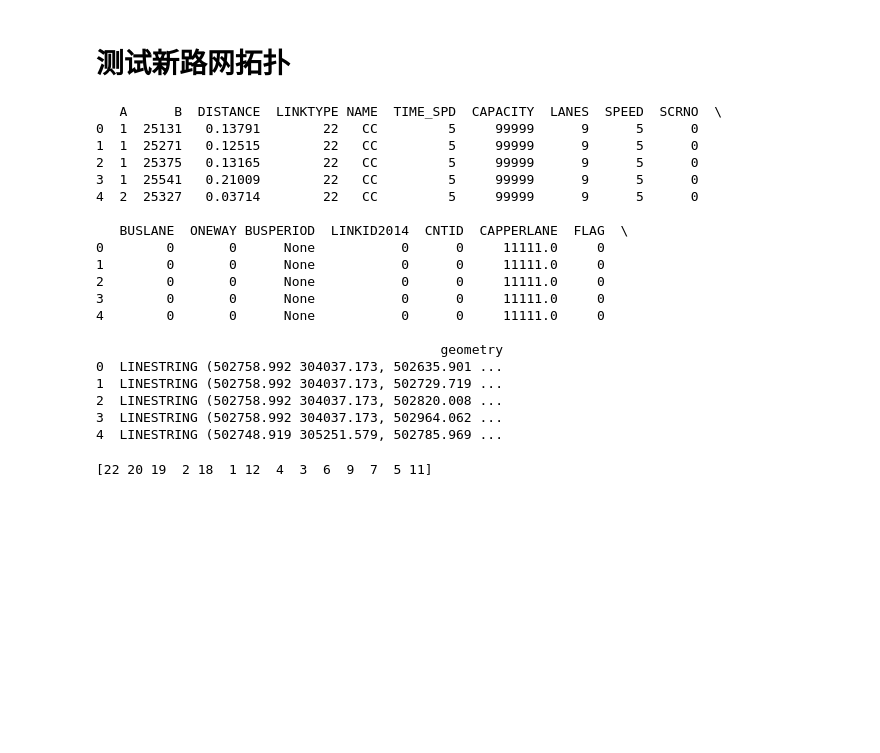
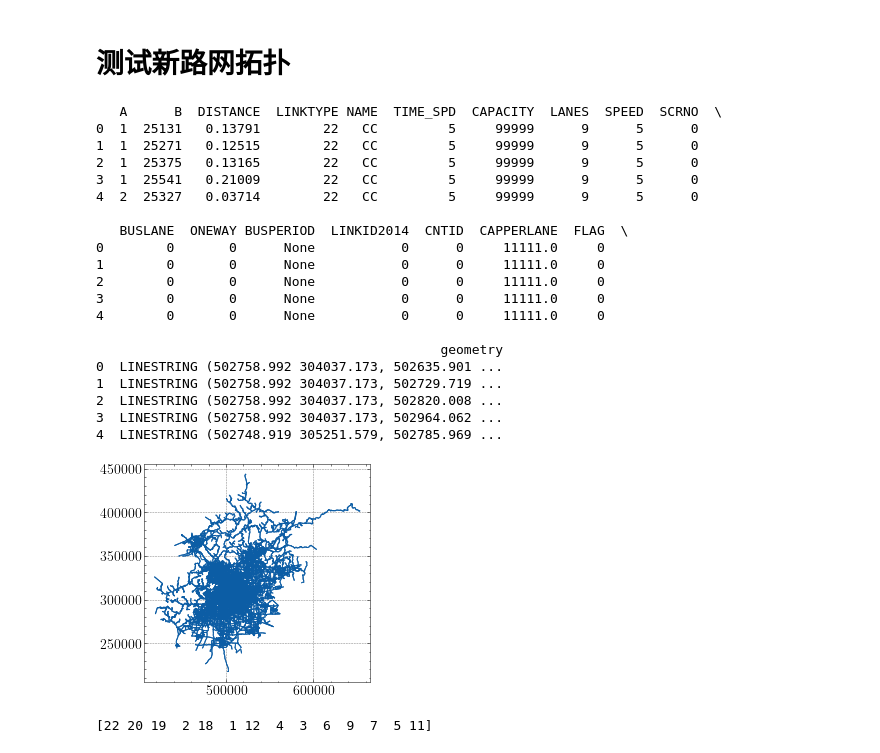
Before and after one commit to liftes/TrafficSignal, a Jupyter notebook: testtrafficnet.ipynb, the cells around one changed output. Saved outputs shown, nothing was run; the diff lists cells and outputs as text; code cells hidden in the pictures; blank space fills up the shorter version.

```diff
--- a/testtrafficnet.ipynb
+++ b/testtrafficnet.ipynb
@@ -388,32 +388,36 @@ Plot_points_and_lines_within_bounds(tmpdf, adj_dict)
 # %%
 import geopandas as gpd
 
 # 读取Shapefile文件
 gdf = gpd.read_file('./Data/Network/Network_Final_Y2022.shp')
 
 # 打印GeoDataFrame的前几行来检查数据
 print(gdf.head())
+
+gdf.plot()
+Dplt.SaveFig(1,"TotalNet.png","./Figure/RoadNet/")
 # %% [output]
    A      B  DISTANCE  LINKTYPE NAME  TIME_SPD  CAPACITY  LANES  SPEED  SCRNO  \
 0  1  25131   0.13791        22   CC         5     99999      9      5      0
 1  1  25271   0.12515        22   CC         5     99999      9      5      0
 2  1  25375   0.13165        22   CC         5     99999      9      5      0
 3  1  25541   0.21009        22   CC         5     99999      9      5      0
 4  2  25327   0.03714        22   CC         5     99999      9      5      0
 
    BUSLANE  ONEWAY BUSPERIOD  LINKID2014  CNTID  CAPPERLANE  FLAG  \
 0        0       0      None           0      0     11111.0     0
 1        0       0      None           0      0     11111.0     0
 2        0       0      None           0      0     11111.0     0
 3        0       0      None           0      0     11111.0     0
 4        0       0      None           0      0     11111.0     0
 
                                             geometry
 0  LINESTRING (502758.992 304037.173, 502635.901 ...
 1  LINESTRING (502758.992 304037.173, 502729.719 ...
 2  LINESTRING (502758.992 304037.173, 502820.008 ...
 3  LINESTRING (502758.992 304037.173, 502964.062 ...
 4  LINESTRING (502748.919 305251.579, 502785.969 ...
+[figure, added]
 # %%
 print(gdf['LINKTYPE'].unique())
 # %% [output]
```
Also changed, not shown: parts of 12 cells of this notebook, 4 other files.
